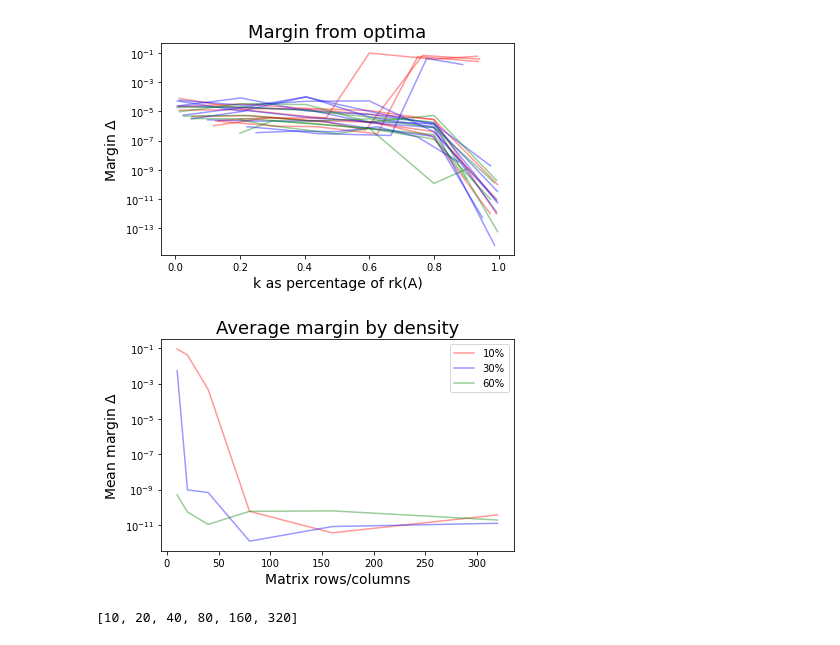
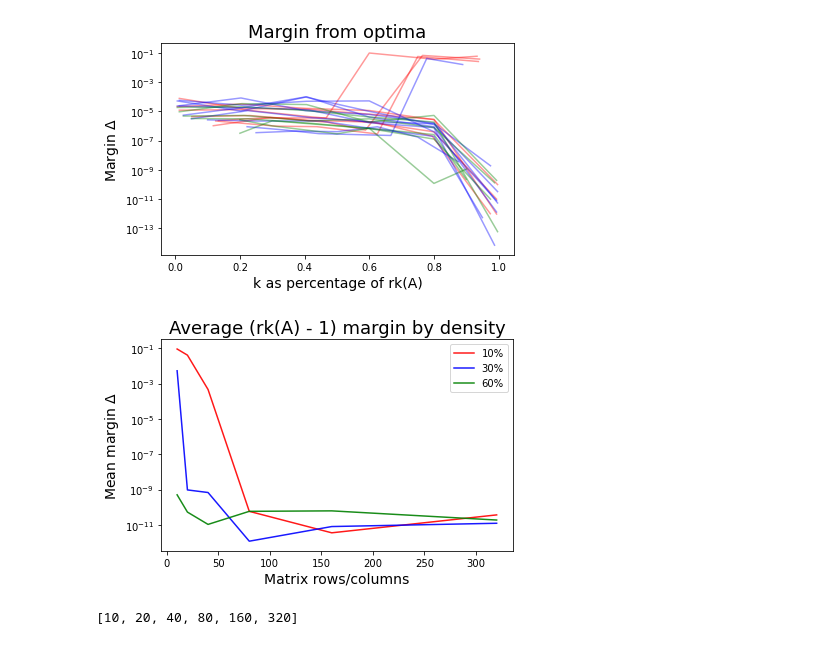
Before and after one commit to NokiStrawby/CM-Project, a Jupyter notebook: Python/Preliminary_Random_Sparse.ipynb, the cells around one changed output. Cells and saved outputs as stored; diff of their text form; code cells hidden in the pictures.

Commit message:
Updated plot titles

```diff
--- a/Python/Preliminary_Random_Sparse.ipynb
+++ b/Python/Preliminary_Random_Sparse.ipynb
@@ -125,21 +141,21 @@ plt.show()
 # %%
 plt.yscale('log')
 for perc in Percentages:
     dfTmp = dfGroupLast[perc]
     xax = list(dfTmp.index)
     yax = dfTmp['Delta_diff']
-    plt.plot(xax, yax, color=getColor(perc), alpha=0.4, label="{}%".format(perc))
+    plt.plot(xax, yax, color=getColor(perc), alpha=0.9, label="{}%".format(perc))
 
 plt.legend(loc="best")
 
-plt.title("Average margin by density", fontsize=18)
+plt.title("Average (rk(A) - 1) margin by density", fontsize=18)
 plt.xlabel("Matrix rows/columns", fontsize=14)
 plt.ylabel(r'Mean margin $\Delta$', fontsize=14)
 plt.tight_layout()
 plt.savefig('confronto_margin_size_sparse.png', format='png', dpi=300)
 plt.show()
 # %% [output]
-[figure, old version]
+[figure, new version]
 # %%
 list(dfTmp.index)
 # %% [output]
```
Also changed, not shown: parts of 1 cell of this notebook, 1 other file.
